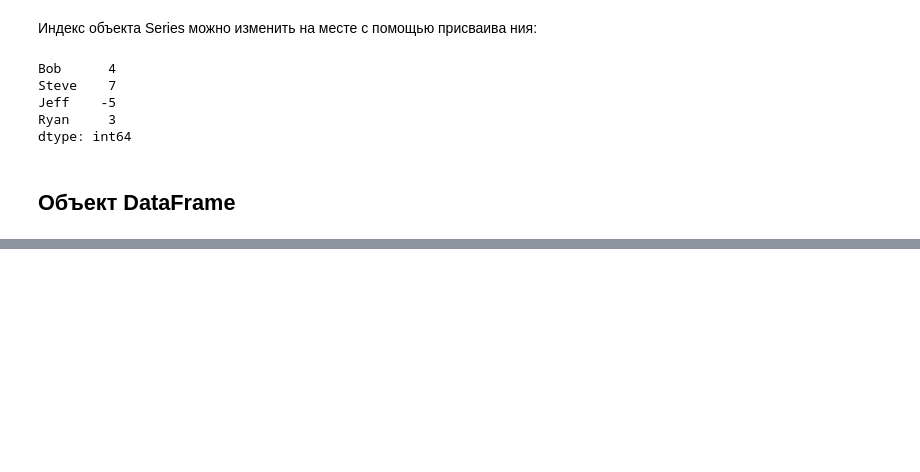
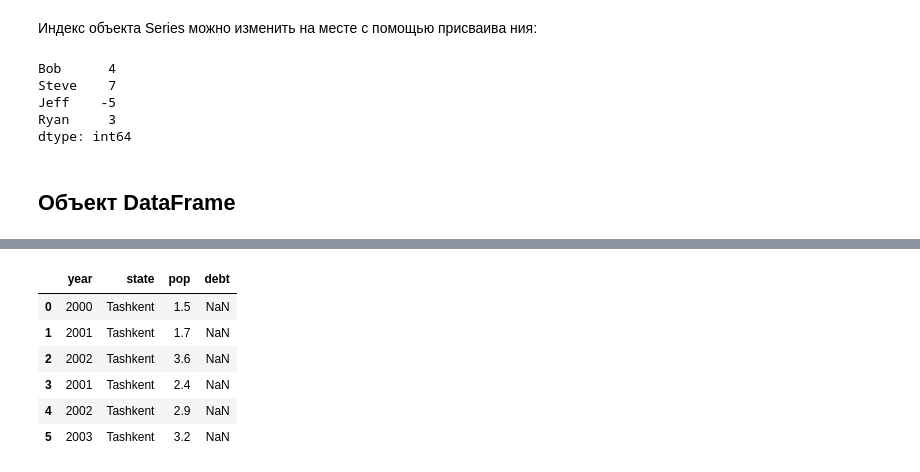
Before and after one commit to dadaxonEnigma/Python-and-Data-Analysis, a Jupyter notebook: EDA/part2.ipynb, the cells around one changed output, grey strips where cells are left out. Drawn from its saved outputs; the diff is of its cells as text; code cells hidden in the pictures; blank space fills up the shorter version.

```diff
--- a/EDA/part2.ipynb
+++ b/EDA/part2.ipynb
@@ -140,0 +289,10 @@ dtype: int64
+# %%
+frame2
+# %% [output]
+|  | year | state | pop | debt |
+| 0 | 2000 | Tashkent | 1.5 | NaN |
+| 1 | 2001 | Tashkent | 1.7 | NaN |
+| 2 | 2002 | Tashkent | 3.6 | NaN |
+| 3 | 2001 | Tashkent | 2.4 | NaN |
+| 4 | 2002 | Tashkent | 2.9 | NaN |
+| 5 | 2003 | Tashkent | 3.2 | NaN |
```
Also changed, not shown: parts of 22 cells of this notebook.
